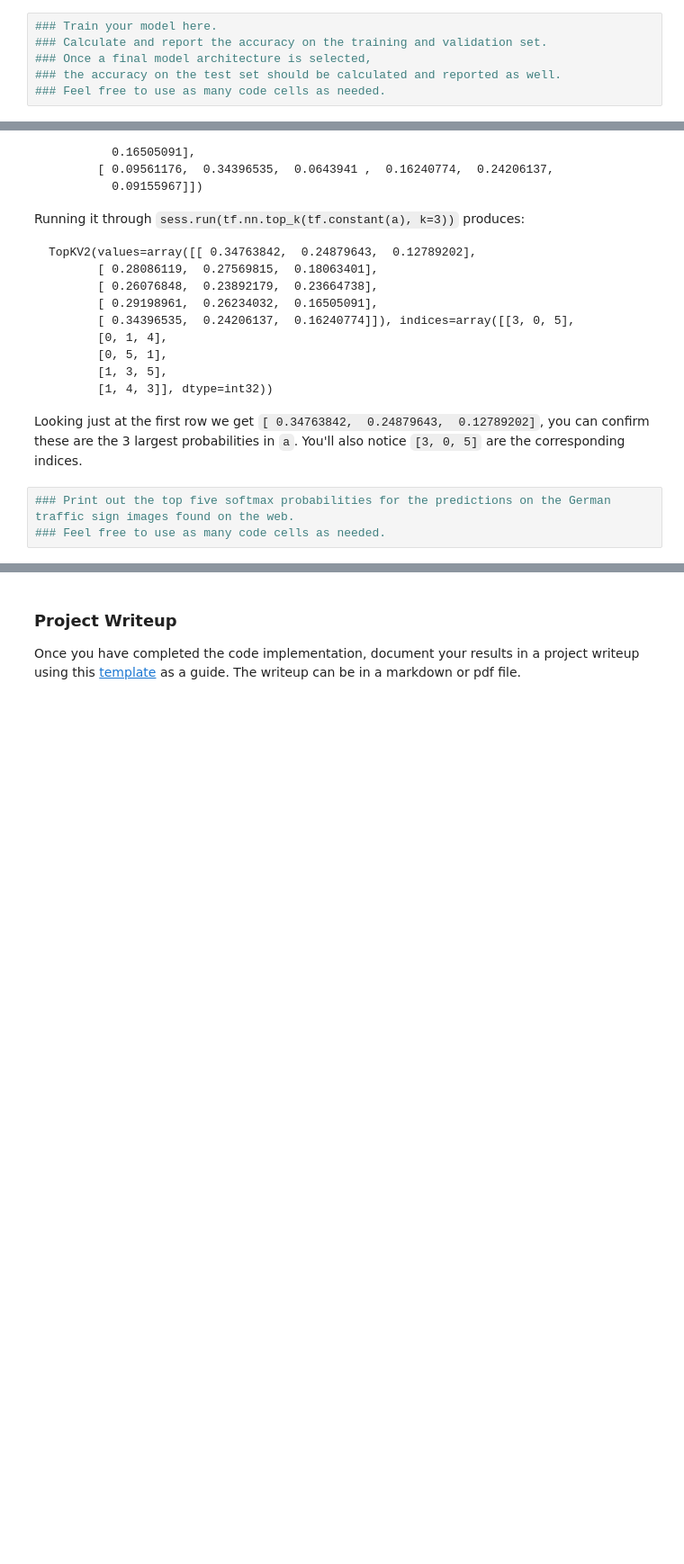
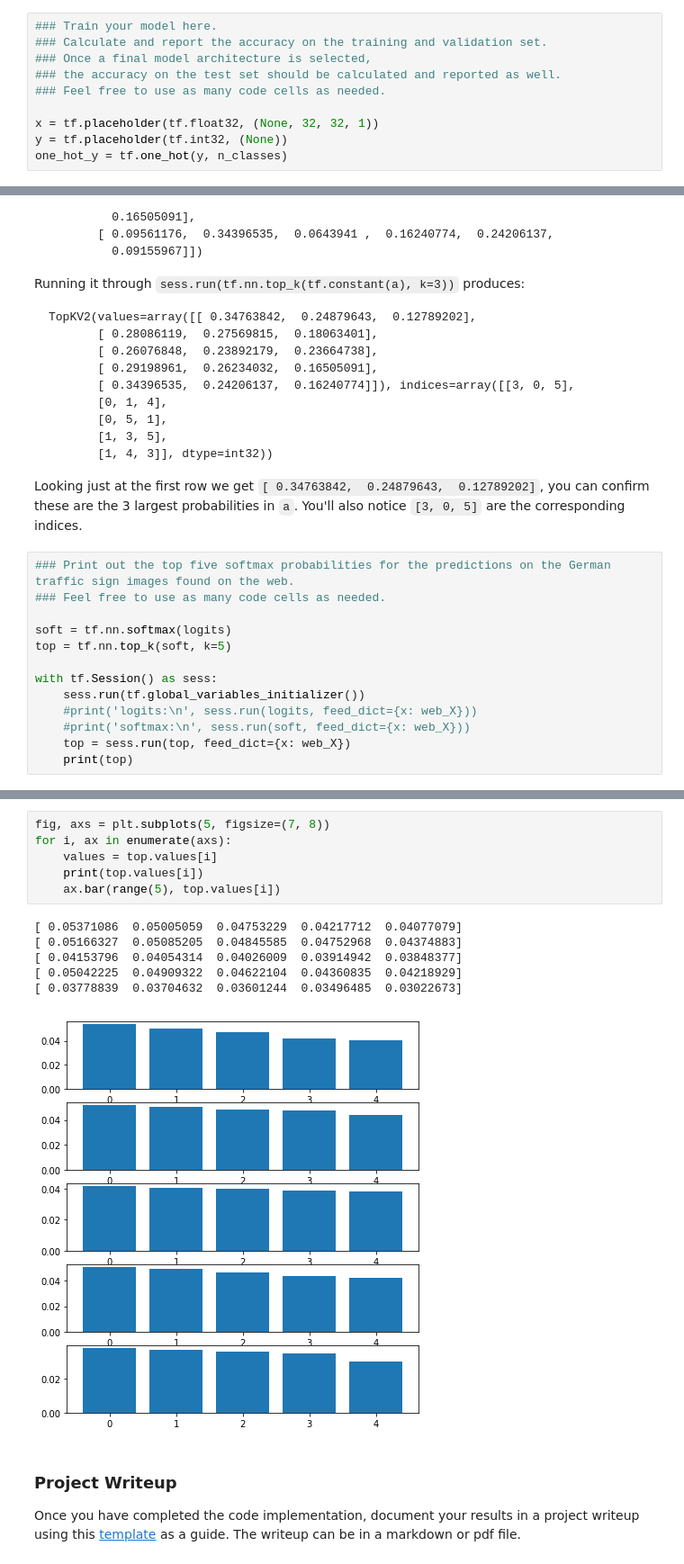
Before and after one commit to KhardanOne/Traffic-Sign-Classifier, a Jupyter notebook: Traffic_Sign_Classifier.ipynb, the cells around one changed output, grey strips where cells are left out. Shown: that part at 90% size. Saved outputs shown, nothing was run; the diff lists cells and outputs as text; blank space fills up the shorter version.

```diff
--- a/Traffic_Sign_Classifier.ipynb
+++ b/Traffic_Sign_Classifier.ipynb
@@ -138,3 +295,7 @@ sets imply underfitting. A high accuracy on the training set but low accuracy on
 ### Once a final model architecture is selected,
 ### the accuracy on the test set should be calculated and reported as well.
 ### Feel free to use as many code cells as needed.
+
+x = tf.placeholder(tf.float32, (None, 32, 32, 1))
+y = tf.placeholder(tf.int32, (None))
+one_hot_y = tf.one_hot(y, n_classes)
@@ -205,3 +501,13 @@ Looking just at the first row we get `[ 0.34763842,  0.24879643,  0.12789202]`,
 # %%
 ### Print out the top five softmax probabilities for the predictions on the German traffic sign images found on the web.
 ### Feel free to use as many code cells as needed.
+
+soft = tf.nn.softmax(logits)
+top = tf.nn.top_k(soft, k=5)
+
+with tf.Session() as sess:
+    sess.run(tf.global_variables_initializer())
+    #print('logits:\n', sess.run(logits, feed_dict={x: web_X}))
+    #print('softmax:\n', sess.run(soft, feed_dict={x: web_X}))
+    top = sess.run(top, feed_dict={x: web_X})
+    print(top)
@@ -208,3 +527,16 @@ Looking just at the first row we get `[ 0.34763842,  0.24879643,  0.12789202]`,
+# %%
+fig, axs = plt.subplots(5, figsize=(7, 8))
+for i, ax in enumerate(axs):
+    values = top.values[i]
+    print(top.values[i])
+    ax.bar(range(5), top.values[i])
+# %% [output]
+[ 0.05371086  0.05005059  0.04753229  0.04217712  0.04077079]
+[ 0.05166327  0.05085205  0.04845585  0.04752968  0.04374883]
+[ 0.04153796  0.04054314  0.04026009  0.03914942  0.03848377]
+[ 0.05042225  0.04909322  0.04622104  0.04360835  0.04218929]
+[ 0.03778839  0.03704632  0.03601244  0.03496485  0.03022673]
+[figure, added]
 # %% [markdown]
 ### Project Writeup
 
```
Also changed, not shown: parts of 24 cells of this notebook, 6 other files.
